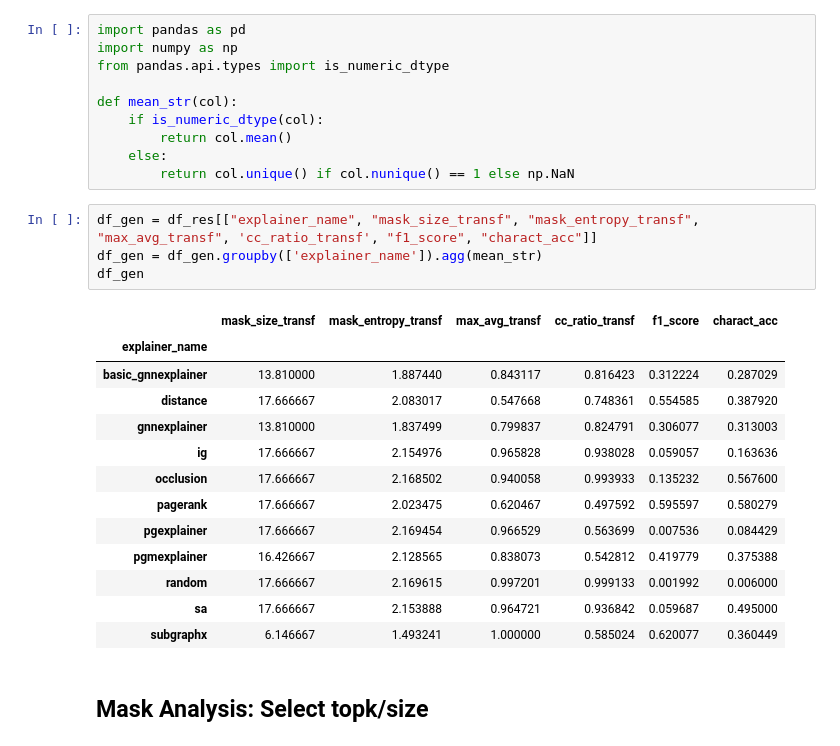
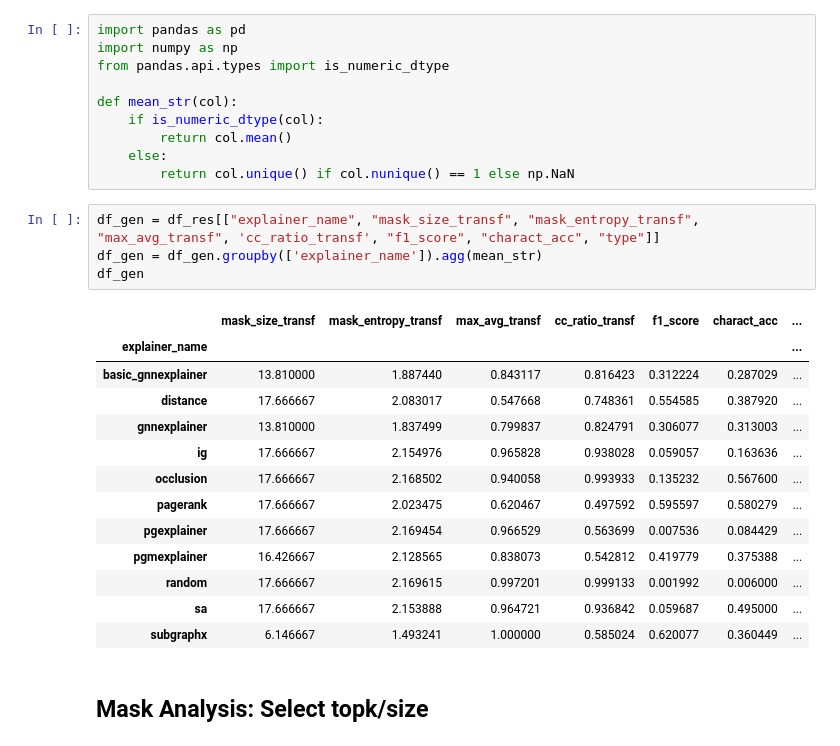
Before and after one commit to GraphFramEx/graphframex, a Jupyter notebook: notebooks/Mask_Analysis.ipynb, the cells around one changed output. Saved outputs shown, nothing was run; the diff lists cells and outputs as text.

```diff
--- a/notebooks/Mask_Analysis.ipynb
+++ b/notebooks/Mask_Analysis.ipynb
@@ -99,23 +99,23 @@ def mean_str(col):
     else:
         return col.unique() if col.nunique() == 1 else np.NaN
 # %%
-df_gen = df_res[["explainer_name", "mask_size_transf", "mask_entropy_transf", "max_avg_transf", 'cc_ratio_transf', "f1_score", "charact_acc"]]
+df_gen = df_res[["explainer_name", "mask_size_transf", "mask_entropy_transf", "max_avg_transf", 'cc_ratio_transf', "f1_score", "charact_acc", "type"]]
 df_gen = df_gen.groupby(['explainer_name']).agg(mean_str)
 df_gen
 # %% [output]
-|  | mask_size_transf | mask_entropy_transf | max_avg_transf | cc_ratio_transf | f1_score | charact_acc |
-| explainer_name |  |  |  |  |  |  |
-| basic_gnnexplainer | 13.810000 | 1.887440 | 0.843117 | 0.816423 | 0.312224 | 0.287029 |
-| distance | 17.666667 | 2.083017 | 0.547668 | 0.748361 | 0.554585 | 0.387920 |
-| gnnexplainer | 13.810000 | 1.837499 | 0.799837 | 0.824791 | 0.306077 | 0.313003 |
-| ig | 17.666667 | 2.154976 | 0.965828 | 0.938028 | 0.059057 | 0.163636 |
-| occlusion | 17.666667 | 2.168502 | 0.940058 | 0.993933 | 0.135232 | 0.567600 |
-| pagerank | 17.666667 | 2.023475 | 0.620467 | 0.497592 | 0.595597 | 0.580279 |
-| pgexplainer | 17.666667 | 2.169454 | 0.966529 | 0.563699 | 0.007536 | 0.084429 |
-| pgmexplainer | 16.426667 | 2.128565 | 0.838073 | 0.542812 | 0.419779 | 0.375388 |
-| random | 17.666667 | 2.169615 | 0.997201 | 0.999133 | 0.001992 | 0.006000 |
-| sa | 17.666667 | 2.153888 | 0.964721 | 0.936842 | 0.059687 | 0.495000 |
-| subgraphx | 6.146667 | 1.493241 | 1.000000 | 0.585024 | 0.620077 | 0.360449 |
+|  | mask_size_transf | mask_entropy_transf | max_avg_transf | cc_ratio_transf | f1_score | charact_acc | ... |
+| explainer_name |  |  |  |  |  |  | ... |
+| basic_gnnexplainer | 13.810000 | 1.887440 | 0.843117 | 0.816423 | 0.312224 | 0.287029 | ... |
+| distance | 17.666667 | 2.083017 | 0.547668 | 0.748361 | 0.554585 | 0.387920 | ... |
+| gnnexplainer | 13.810000 | 1.837499 | 0.799837 | 0.824791 | 0.306077 | 0.313003 | ... |
+| ig | 17.666667 | 2.154976 | 0.965828 | 0.938028 | 0.059057 | 0.163636 | ... |
+| occlusion | 17.666667 | 2.168502 | 0.940058 | 0.993933 | 0.135232 | 0.567600 | ... |
+| pagerank | 17.666667 | 2.023475 | 0.620467 | 0.497592 | 0.595597 | 0.580279 | ... |
+| pgexplainer | 17.666667 | 2.169454 | 0.966529 | 0.563699 | 0.007536 | 0.084429 | ... |
+| pgmexplainer | 16.426667 | 2.128565 | 0.838073 | 0.542812 | 0.419779 | 0.375388 | ... |
+| random | 17.666667 | 2.169615 | 0.997201 | 0.999133 | 0.001992 | 0.006000 | ... |
+| sa | 17.666667 | 2.153888 | 0.964721 | 0.936842 | 0.059687 | 0.495000 | ... |
+| subgraphx | 6.146667 | 1.493241 | 1.000000 | 0.585024 | 0.620077 | 0.360449 | ... |
 # %% [markdown]
 ## Mask Analysis: Select topk/size
 # %%
```
Also changed, not shown: parts of 13 cells of this notebook, 51 other files.
